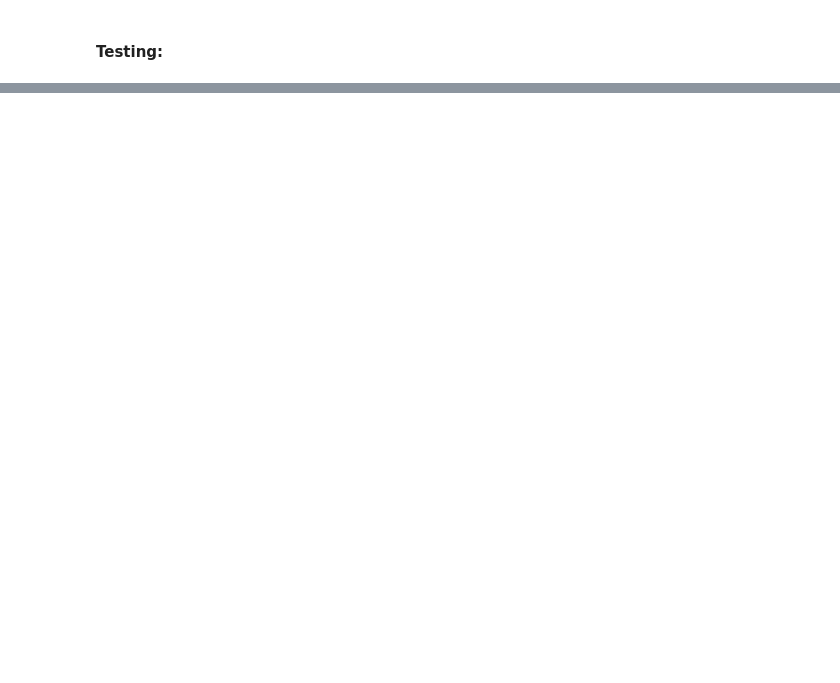
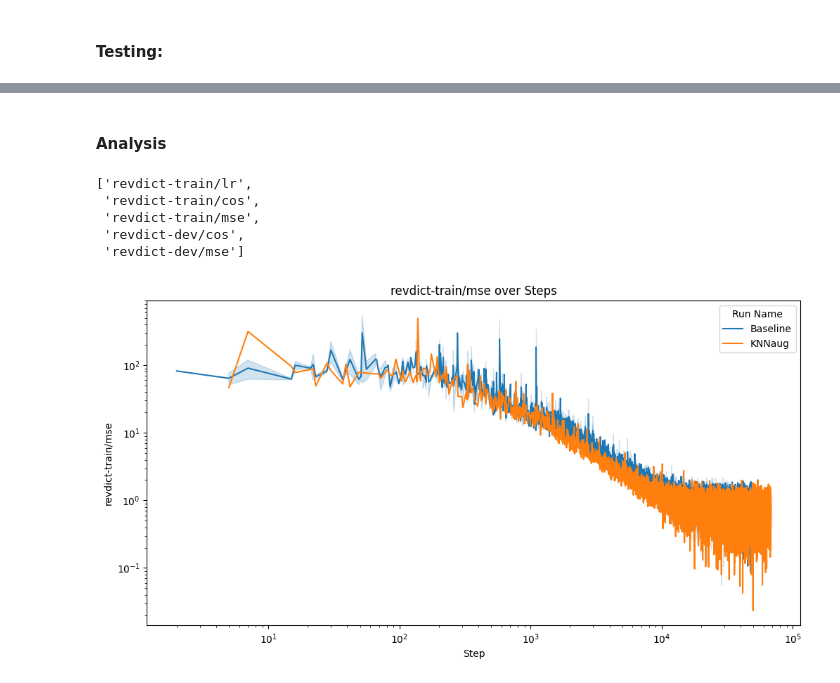
Before and after one commit to tasisso/codwoe, a Jupyter notebook: Colab_setup_dm.ipynb, the cells around one changed output, grey strips where cells are left out. Cells and saved outputs as stored; diff of their text form; code cells hidden in the pictures; blank space fills up the shorter version.

Commit message:
Update with visualizations

```diff
--- a/Colab_setup_dm.ipynb
+++ b/Colab_setup_dm.ipynb
@@ -174,0 +218,8 @@ The submission will be understood as follows:
+# %% [markdown]
+#### Analysis
+# %%
+#Include relevant log folders for each model
+run_logs = {
+    'Baseline': 'baseline_archs/logs/revdict-baseline',
+    'KNNaug': 'logs/revdict-KNNaug'
+}
@@ -174,0 +270,34 @@ The submission will be understood as follows:
+# %%
+import seaborn as sns
+import matplotlib.pyplot as plt
+
+def plot_metric_over_steps(df, metric_name, xlog=False, ylog=False):
+    """Plots a specific metric over steps for different runs.
+
+    Args:
+        df: Pandas DataFrame containing the data.
+        metric_name: The name of the metric to plot.
+    """
+    plt.figure(figsize=(12, 6))  # Adjust figure size as needed
+    sns.lineplot(data=df[df['metric'] == metric_name], x="step", y="value", hue="run_name")
+    plt.title(f"{metric_name} over Steps")
+    plt.xlabel("Step")
+    plt.ylabel(metric_name)
+    plt.legend(title="Run Name")
+    if xlog:
+      plt.xscale('log')
+    if ylog:
+      plt.yscale('log')
+    plt.show()
+# %%
+final_df['metric'].unique().tolist()
+# %% [output]
+['revdict-train/lr',
+ 'revdict-train/cos',
+ 'revdict-train/mse',
+ 'revdict-dev/cos',
+ 'revdict-dev/mse']
+# %%
+plot_metric_over_steps(final_df, 'revdict-train/mse', xlog=True, ylog=True)
+# %% [output]
+[figure, added]
```
Also changed, not shown: parts of 12 cells of this notebook.
